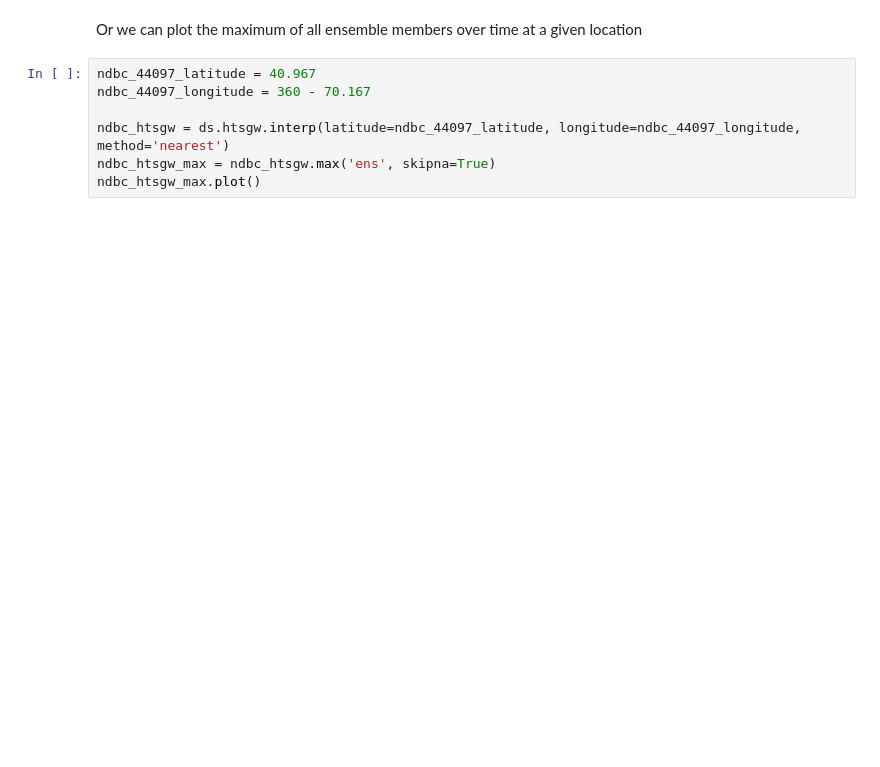
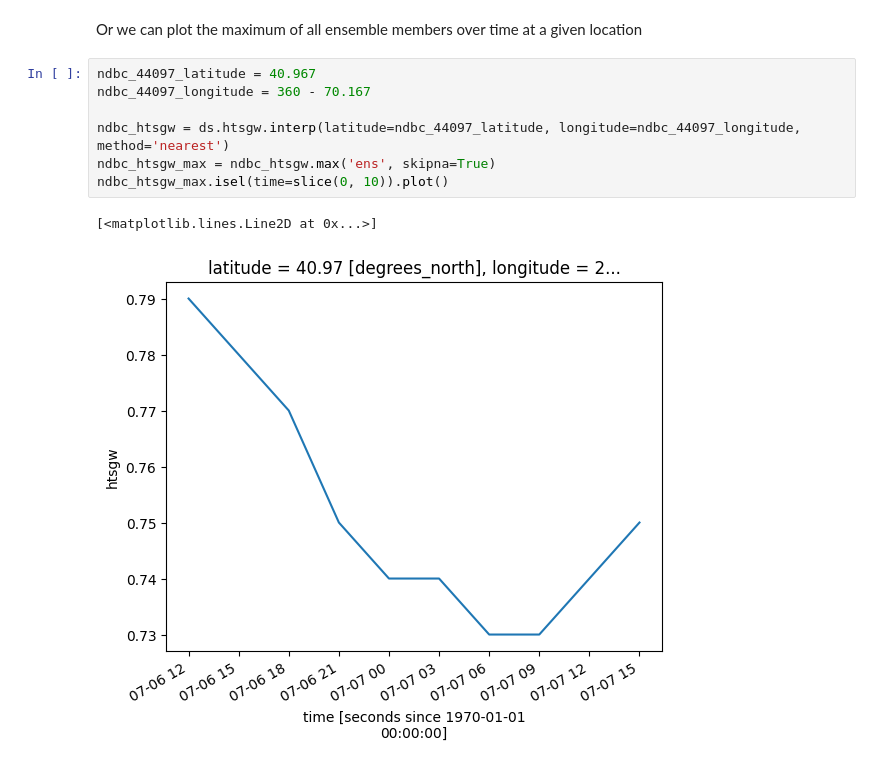
Before and after one commit to mpiannucci/gribberish, a Jupyter notebook: python/examples/kerchunk_gefs_wave.ipynb, the cells around one changed output. Drawn from its saved outputs; the diff is of its cells as text; blank space fills up the shorter version.

```diff
--- a/python/examples/kerchunk_gefs_wave.ipynb
+++ b/python/examples/kerchunk_gefs_wave.ipynb
@@ -136,7 +138,10 @@ Or we can plot the maximum of all ensemble members over time at a given location
 # %%
 ndbc_44097_latitude = 40.967
 ndbc_44097_longitude = 360 - 70.167
 
 ndbc_htsgw = ds.htsgw.interp(latitude=ndbc_44097_latitude, longitude=ndbc_44097_longitude, method='nearest')
 ndbc_htsgw_max = ndbc_htsgw.max('ens', skipna=True)
-ndbc_htsgw_max.plot()
+ndbc_htsgw_max.isel(time=slice(0, 10)).plot()
+# %% [output]
+[<matplotlib.lines.Line2D at 0x...>]
+[figure, added]
```
Also changed, not shown: parts of 3 cells of this notebook, 1 other file.
